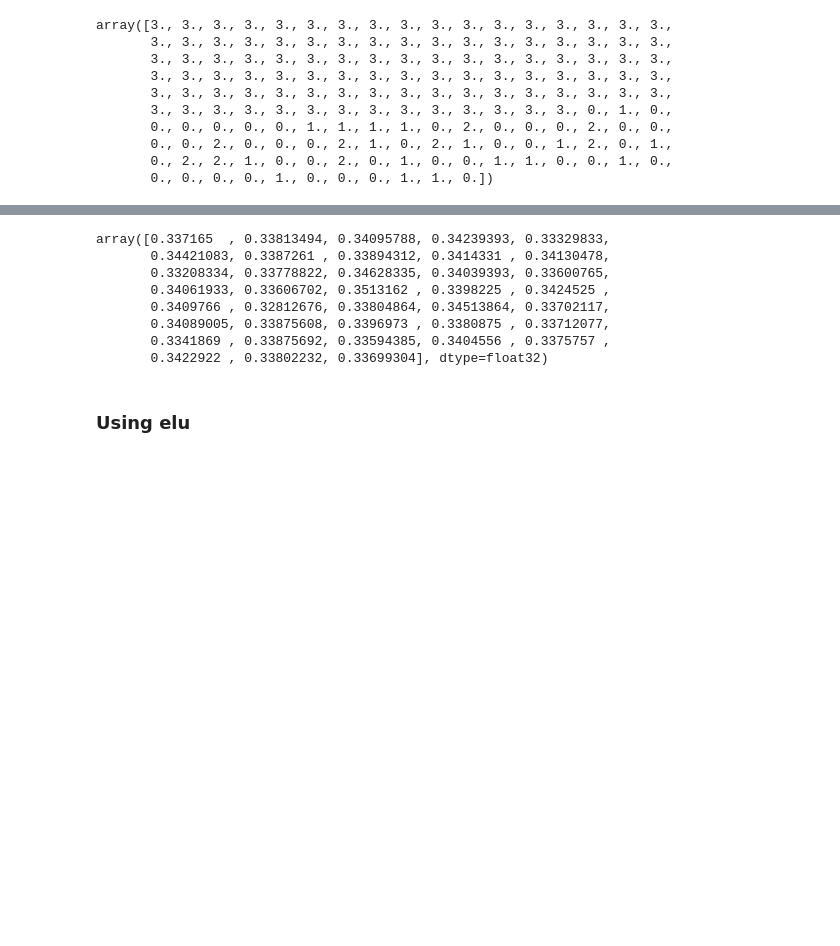
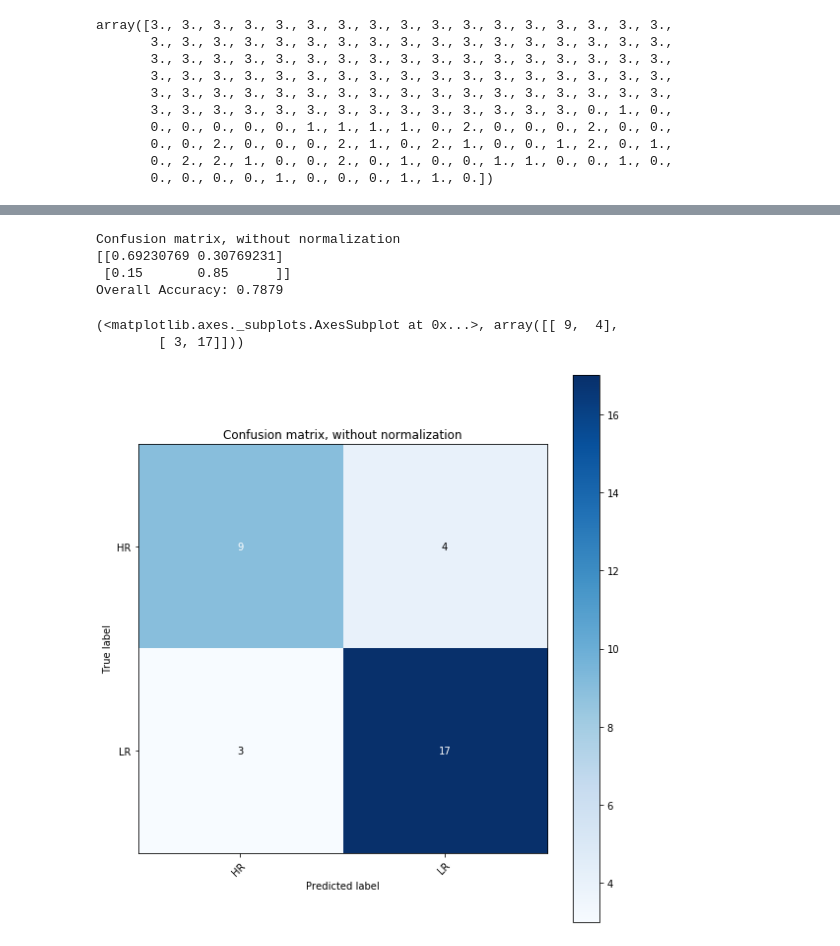
Before and after one commit to ahsanMah/interpretDL, a Jupyter notebook: ASD/HR+vsLR.ipynb, the cells around one changed output, grey strips where cells are left out. Drawn from its saved outputs; the diff is of its cells as text; code cells hidden in the pictures; blank space fills up the shorter version.

```diff
--- a/ASD/HR+vsLR.ipynb
+++ b/ASD/HR+vsLR.ipynb
@@ -270,17 +250,13 @@ Loss:13.792, Acc:0.5294
 # %%
-np.ravel(dnn.predict(X_valid))
+# np.ravel(dnn.predict(X_valid))
-# %% [output]
-array([0.337165  , 0.33813494, 0.34095788, 0.34239393, 0.33329833,
-       0.34421083, 0.3387261 , 0.33894312, 0.3414331 , 0.34130478,
-       0.33208334, 0.33778822, 0.34628335, 0.34039393, 0.33600765,
-       0.34061933, 0.33606702, 0.3513162 , 0.3398225 , 0.3424525 ,
-       0.3409766 , 0.32812676, 0.33804864, 0.34513864, 0.33702117,
-       0.34089005, 0.33875608, 0.3396973 , 0.3380875 , 0.33712077,
-       0.3341869 , 0.33875692, 0.33594385, 0.3404556 , 0.3375757 ,
-       0.3422922 , 0.33802232, 0.33699304], dtype=float32)
 # %%
-y_pred = dnn.predict(X_valid)
-
-# plot_confusion_matrix(np.ravel(y_valid), np.ravel(y_pred), np.array(["HR", "LR"]))
+y_pred = np.round(np.ravel(dnn.predict(X_valid)))
+plot_confusion_matrix(np.ravel(y_valid), y_pred, enc.categories_[1])
+# %% [output]
+Confusion matrix, without normalization
+[[0.69230769 0.30769231]
+ [0.15       0.85      ]]
+Overall Accuracy: 0.7879
+(<matplotlib.axes._subplots.AxesSubplot at 0x...>, array([[ 9,  4],
+        [ 3, 17]]))
+[figure, added]
-# %% [markdown]
-### Using elu
```
Also changed, not shown: parts of 13 cells of this notebook.
